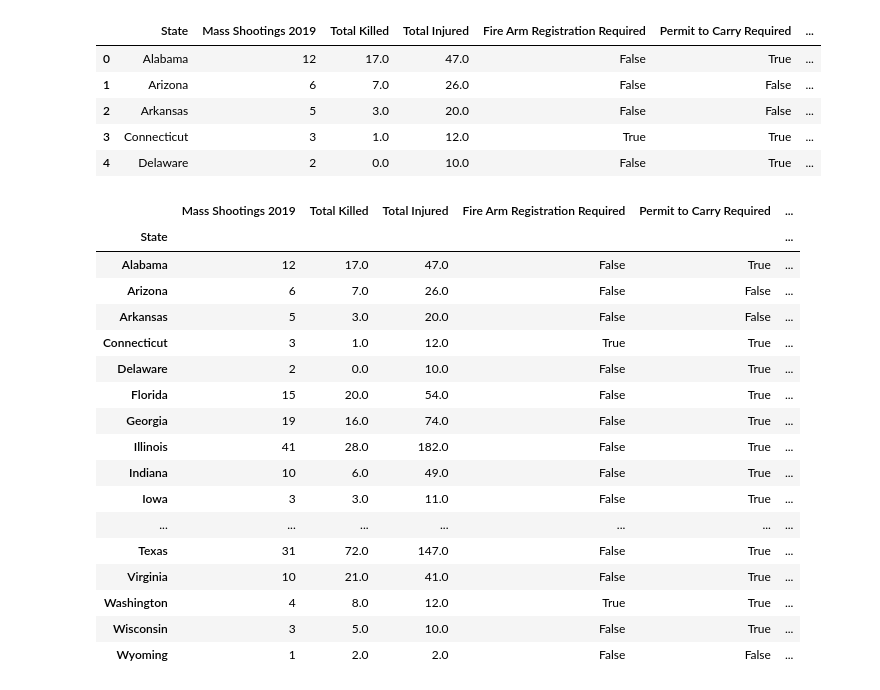
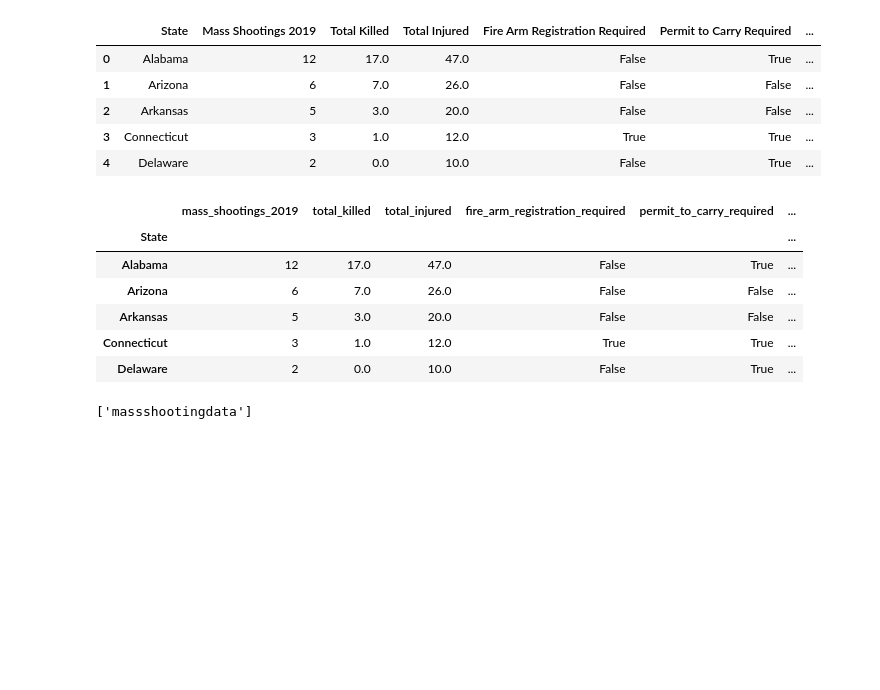
Before and after one commit to Fitzpatrickmn/ETL, a Jupyter notebook: DataTransform.ipynb, the cells around one changed output. Drawn from its saved outputs; the diff is of its cells as text; code cells hidden in the pictures; blank space fills up the shorter version.

```diff
--- a/DataTransform.ipynb
+++ b/DataTransform.ipynb
@@ -74,24 +77,5 @@ Final = FinalClean.set_index("State")
 Final
 
 Final.to_csv("FinalClean.csv")
-# %%
-Final
-# %% [output]
-|  | Mass Shootings 2019 | Total Killed | Total Injured | Fire Arm Registration Required | Permit to Carry Required | ... |
-| State |  |  |  |  |  | ... |
-| Alabama | 12 | 17.0 | 47.0 | False | True | ... |
-| Arizona | 6 | 7.0 | 26.0 | False | False | ... |
-| Arkansas | 5 | 3.0 | 20.0 | False | False | ... |
-| Connecticut | 3 | 1.0 | 12.0 | True | True | ... |
-| Delaware | 2 | 0.0 | 10.0 | False | True | ... |
-| Florida | 15 | 20.0 | 54.0 | False | True | ... |
-| Georgia | 19 | 16.0 | 74.0 | False | True | ... |
-| Illinois | 41 | 28.0 | 182.0 | False | True | ... |
-| Indiana | 10 | 6.0 | 49.0 | False | True | ... |
-| Iowa | 3 | 3.0 | 11.0 | False | True | ... |
-| ... | ... | ... | ... | ... | ... | ... |
-| Texas | 31 | 72.0 | 147.0 | False | True | ... |
-| Virginia | 10 | 21.0 | 41.0 | False | True | ... |
-| Washington | 4 | 8.0 | 12.0 | True | True | ... |
-| Wisconsin | 3 | 5.0 | 10.0 | False | True | ... |
-| Wyoming | 1 | 2.0 | 2.0 | False | False | ... |
+# %%
+SQLReady = Final.rename(columns={"Mass Shootings 2019":"mass_shootings_2019", "Total Killed": "total_killed", "Total Injured":"total_injured", "Fire Arm Registration Required": "fire_arm_registration_required", "Permit to Carry Required": "permit_to_carry_required", "Permit to Purchase Required":"permit_to_purchase_required", "Open Carry is Legal":"open_carry_is_legal", "Number of Registered Weapons":"number_of_registered_weapons"})
@@ -97,0 +84,10 @@ Final
+# %%
+SQLReady.head()
+# %% [output]
+|  | mass_shootings_2019 | total_killed | total_injured | fire_arm_registration_required | permit_to_carry_required | ... |
+| State |  |  |  |  |  | ... |
+| Alabama | 12 | 17.0 | 47.0 | False | True | ... |
+| Arizona | 6 | 7.0 | 26.0 | False | False | ... |
+| Arkansas | 5 | 3.0 | 20.0 | False | False | ... |
+| Connecticut | 3 | 1.0 | 12.0 | True | True | ... |
+| Delaware | 2 | 0.0 | 10.0 | False | True | ... |
@@ -97,0 +97,4 @@ Final
+# %%
+engine.table_names()
+# %% [output]
+['massshootingdata']
```
Also changed, not shown: parts of 4 cells of this notebook, 4 other files.
